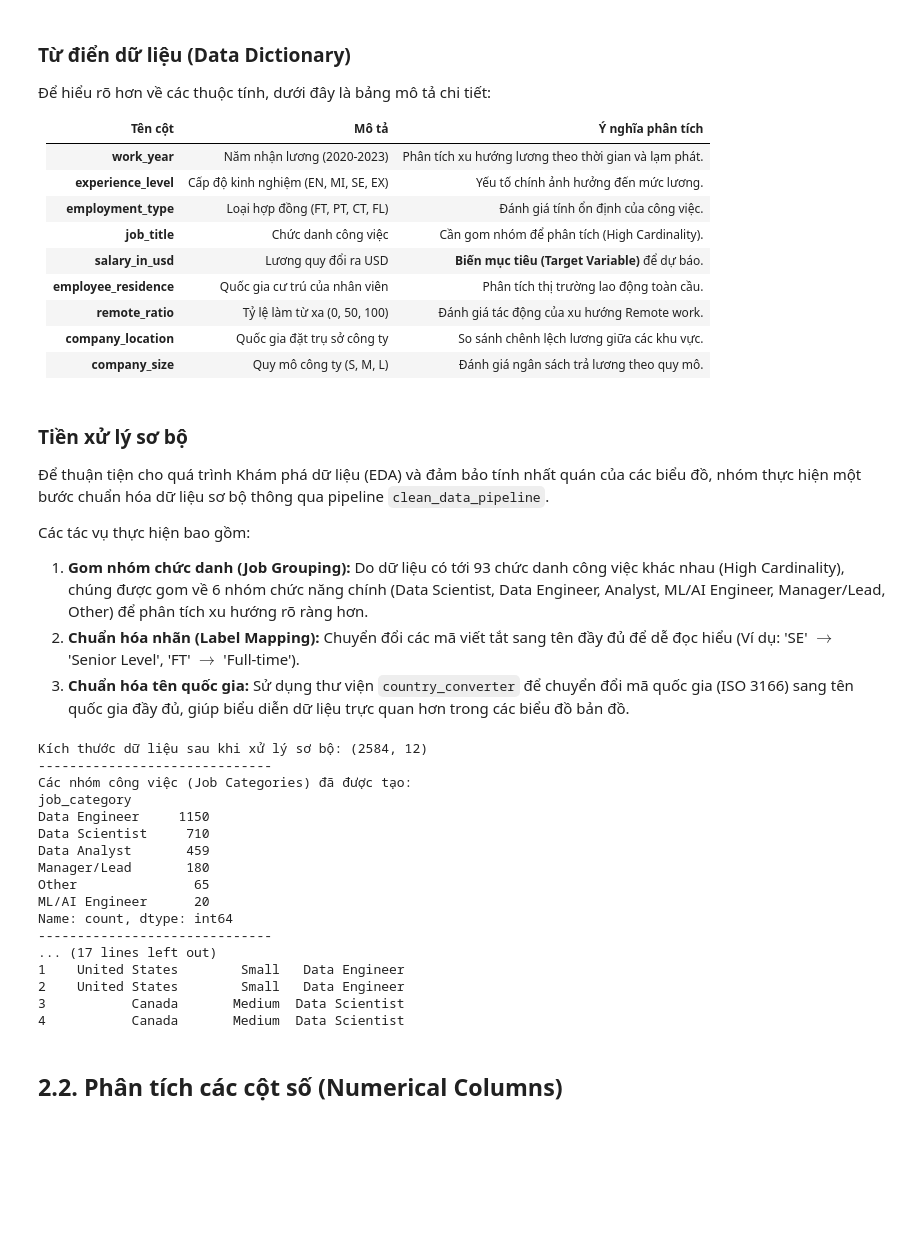
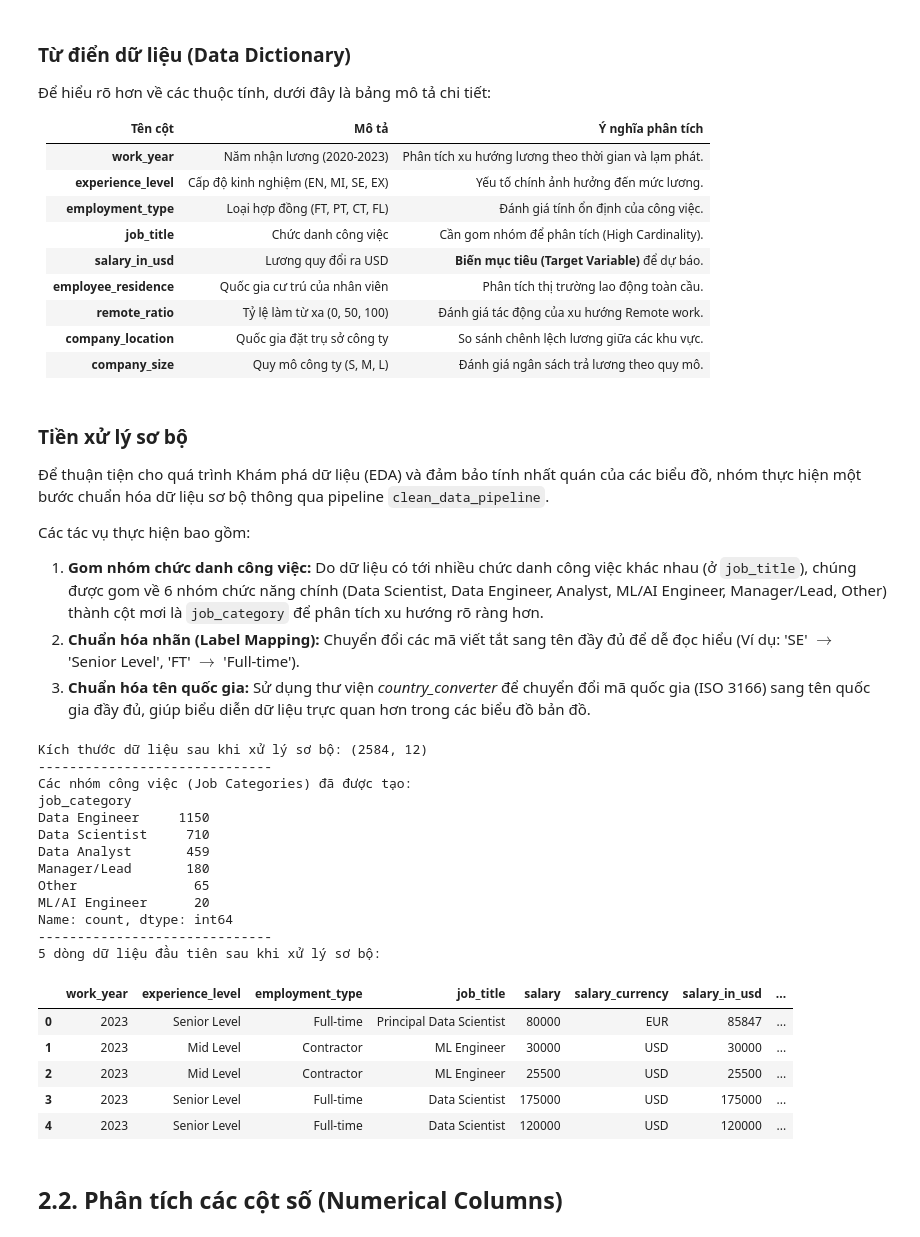
Before and after one commit to Trung0Minh/CSC17104_2025_Final_Project, a Jupyter notebook: DataScienceSalaries2023.ipynb, the cells around one changed output. Saved outputs shown, nothing was run; the diff lists cells and outputs as text; code cells hidden in the pictures; blank space fills up the shorter version.

```diff
--- a/DataScienceSalaries2023.ipynb
+++ b/DataScienceSalaries2023.ipynb
@@ -169,39 +167,41 @@ Dựa trên **thông tin mỗi cột** thì không có cột nào có kiểu d
 Để thuận tiện cho quá trình Khám phá dữ liệu (EDA) và đảm bảo tính nhất quán của các biểu đồ, nhóm thực hiện một bước chuẩn hóa dữ liệu sơ bộ thông qua pipeline `clean_data_pipeline`.
 
 Các tác vụ thực hiện bao gồm:
-1.  **Gom nhóm chức danh (Job Grouping):** Do dữ liệu có tới 93 chức danh công việc khác nhau (High Cardinality), chúng được gom về 6 nhóm chức năng chính (Data Scientist, Data Engineer, Analyst, ML/AI Engineer, Manager/Lead, Other) để phân tích xu hướng rõ ràng hơn.
+1.  **Gom nhóm chức danh công việc:** Do dữ liệu có tới nhiều chức danh công việc khác nhau (ở `job_title`), chúng được gom về 6 nhóm chức năng chính (Data Scientist, Data Engineer, Analyst, ML/AI Engineer, Manager/Lead, Other) thành cột mơi là `job_category` để phân tích xu hướng rõ ràng hơn.
 2.  **Chuẩn hóa nhãn (Label Mapping):** Chuyển đổi các mã viết tắt sang tên đầy đủ để dễ đọc hiểu (Ví dụ: 'SE' $\rightarrow$ 'Senior Level', 'FT' $\rightarrow$ 'Full-time').
-4.  **Chuẩn hóa tên quốc gia:** Sử dụng thư viện `country_converter` để chuyển đổi mã quốc gia (ISO 3166) sang tên quốc gia đầy đủ, giúp biểu diễn dữ liệu trực quan hơn trong các biểu đồ bản đồ.
+4.  **Chuẩn hóa tên quốc gia:** Sử dụng thư viện *country_converter* để chuyển đổi mã quốc gia (ISO 3166) sang tên quốc gia đầy đủ, giúp biểu diễn dữ liệu trực quan hơn trong các biểu đồ bản đồ.
 # %%
 df = dp.clean_data_pipeline(df)
 
 # Kiểm tra lại kết quả sau khi chuẩn hóa
 print(f"Kích thước dữ liệu sau khi xử lý sơ bộ: {df.shape}")
 print("-" * 30)
 print("Các nhóm công việc (Job Categories) đã được tạo:")
 print(df['job_category'].value_counts())
 print("-" * 30)
 
 print("5 dòng dữ liệu đầu tiên sau khi xử lý sơ bộ:")
-print(df.head())
+df.head()
 # %% [output]
 Kích thước dữ liệu sau khi xử lý sơ bộ: (2584, 12)
 ------------------------------
 Các nhóm công việc (Job Categories) đã được tạo:
 job_category
 Data Engineer     1150
 Data Scientist     710
 Data Analyst       459
 Manager/Lead       180
 Other               65
 ML/AI Engineer      20
 Name: count, dtype: int64
 ------------------------------
-... (17 lines left out)
-1    United States        Small   Data Engineer
-2    United States        Small   Data Engineer
-3           Canada       Medium  Data Scientist
-4           Canada       Medium  Data Scientist
+5 dòng dữ liệu đầu tiên sau khi xử lý sơ bộ:
+|  | work_year | experience_level | employment_type | job_title | salary | salary_currency | salary_in_usd | ... |
+| 0 | 2023 | Senior Level | Full-time | Principal Data Scientist | 80000 | EUR | 85847 | ... |
+| 1 | 2023 | Mid Level | Contractor | ML Engineer | 30000 | USD | 30000 | ... |
+| 2 | 2023 | Mid Level | Contractor | ML Engineer | 25500 | USD | 25500 | ... |
+| 3 | 2023 | Senior Level | Full-time | Data Scientist | 175000 | USD | 175000 | ... |
+| 4 | 2023 | Senior Level | Full-time | Data Scientist | 120000 | USD | 120000 | ... |
 # %% [markdown]
 ## **2.2. Phân tích các cột số (Numerical Columns)**
 # %% [markdown]
```
Also changed, not shown: parts of 5 cells of this notebook.
